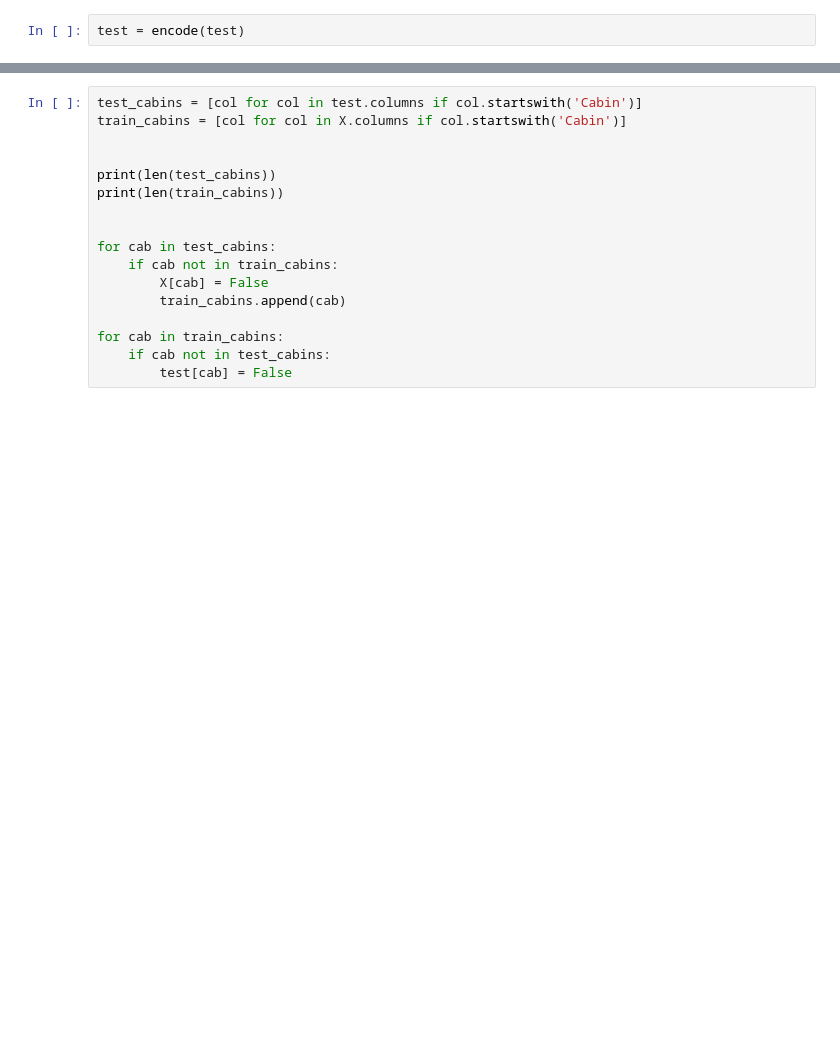
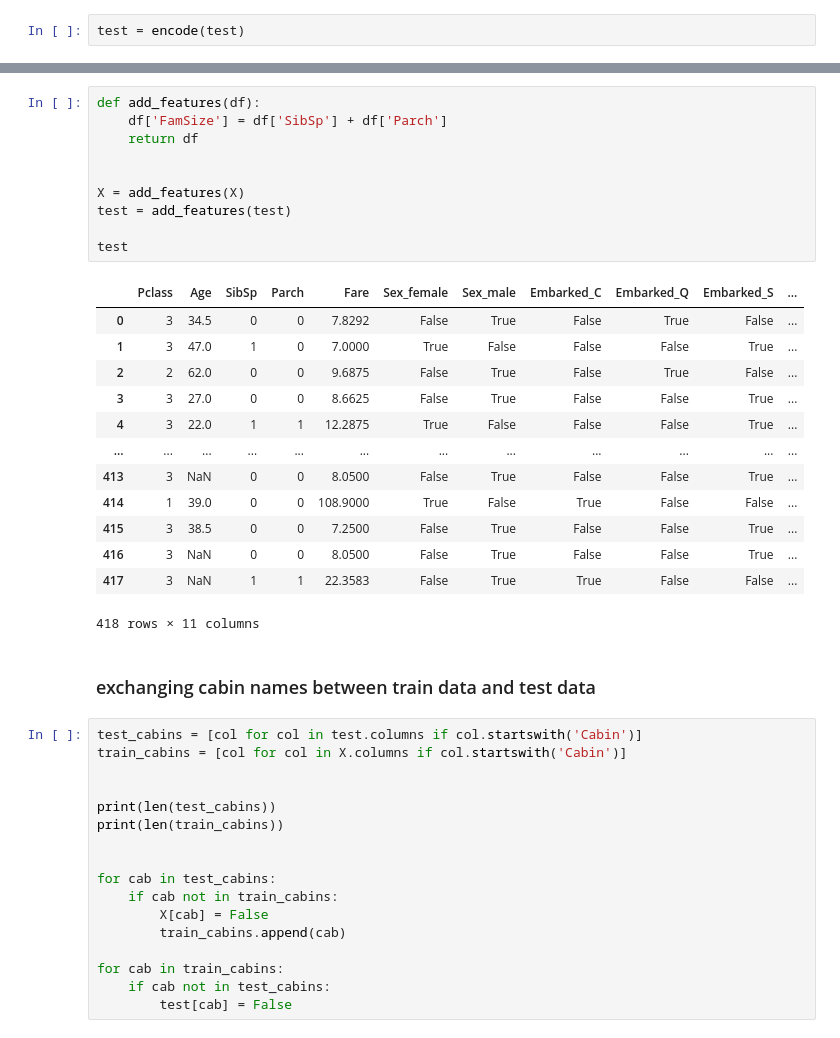
Before and after one commit to kurczakooo/kaggle-titanic-competition, a Jupyter notebook: titanic-competition.ipynb, the cells around one changed output, grey strips where cells are left out. Saved outputs shown, nothing was run; the diff lists cells and outputs as text; blank space fills up the shorter version.

Commit message:
added FamSize feature by combining SibSp and Parch features. Score: 0.73444

```diff
--- a/titanic-competition.ipynb
+++ b/titanic-competition.ipynb
@@ -127,3 +129,29 @@ test = encode(test)
+# %%
+def add_features(df):
+    df['FamSize'] = df['SibSp'] + df['Parch']
+    return df
+
+
+X = add_features(X)
+test = add_features(test)
+
+test
+# %% [output]
+|  | Pclass | Age | SibSp | Parch | Fare | Sex_female | Sex_male | Embarked_C | Embarked_Q | Embarked_S | ... |
+| 0 | 3 | 34.5 | 0 | 0 | 7.8292 | False | True | False | True | False | ... |
+| 1 | 3 | 47.0 | 1 | 0 | 7.0000 | True | False | False | False | True | ... |
+| 2 | 2 | 62.0 | 0 | 0 | 9.6875 | False | True | False | True | False | ... |
+| 3 | 3 | 27.0 | 0 | 0 | 8.6625 | False | True | False | False | True | ... |
+| 4 | 3 | 22.0 | 1 | 1 | 12.2875 | True | False | False | False | True | ... |
+| ... | ... | ... | ... | ... | ... | ... | ... | ... | ... | ... | ... |
+| 413 | 3 | NaN | 0 | 0 | 8.0500 | False | True | False | False | True | ... |
+| 414 | 1 | 39.0 | 0 | 0 | 108.9000 | True | False | True | False | False | ... |
+| 415 | 3 | 38.5 | 0 | 0 | 7.2500 | False | True | False | False | True | ... |
+| 416 | 3 | NaN | 0 | 0 | 8.0500 | False | True | False | False | True | ... |
+| 417 | 3 | NaN | 1 | 1 | 22.3583 | False | True | True | False | False | ... |
+418 rows × 11 columns
+# %% [markdown]
+### exchanging cabin names between train data and test data
 # %%
 test_cabins = [col for col in test.columns if col.startswith('Cabin')]
 train_cabins = [col for col in X.columns if col.startswith('Cabin')]
```
Also changed, not shown: parts of 4 cells of this notebook, 2 other files.
